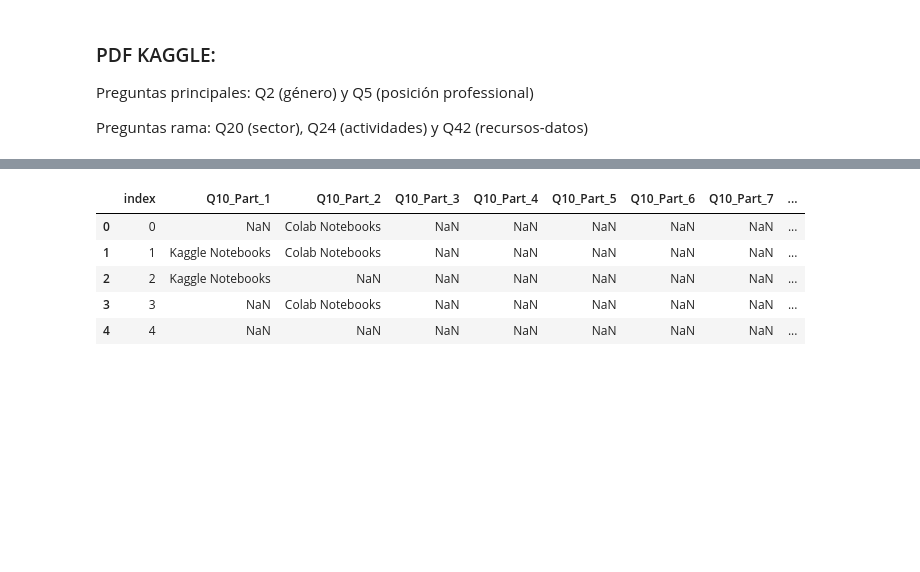
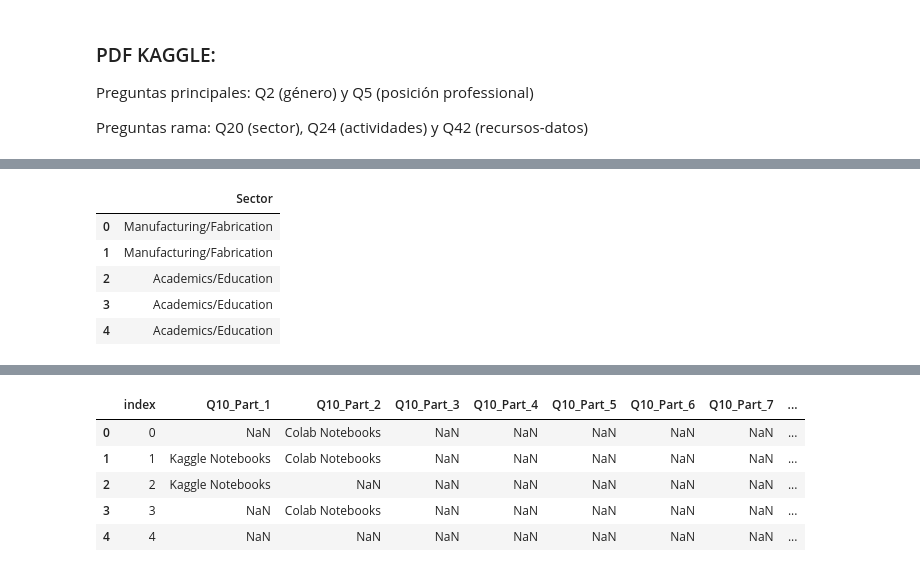
Before and after one commit to silviagordon/EDA-Visualizacion, a Jupyter notebook: Intro.ipynb, the cells around one changed output, grey strips where cells are left out. Drawn from its saved outputs; the diff is of its cells as text; code cells hidden in the pictures; blank space fills up the shorter version.

```diff
--- a/Intro.ipynb
+++ b/Intro.ipynb
@@ -17,0 +34,10 @@ import pandas as pd
+# %%
+txt_csv_preguntas2 = pd.DataFrame(txt_csv_preguntas["Sector"])
+txt_csv_preguntas2.head()
+# %% [output]
+|  | Sector |
+| 0 | Manufacturing/Fabrication |
+| 1 | Manufacturing/Fabrication |
+| 2 | Academics/Education |
+| 3 | Academics/Education |
+| 4 | Academics/Education |
```
Also changed, not shown: parts of 6 cells of this notebook.
